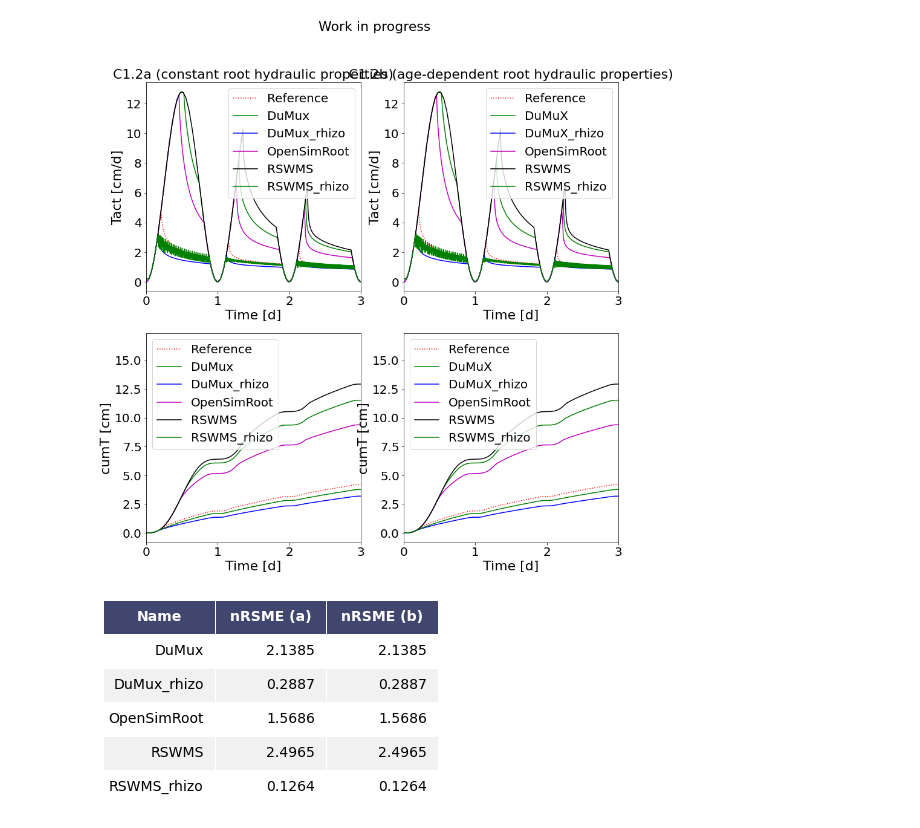
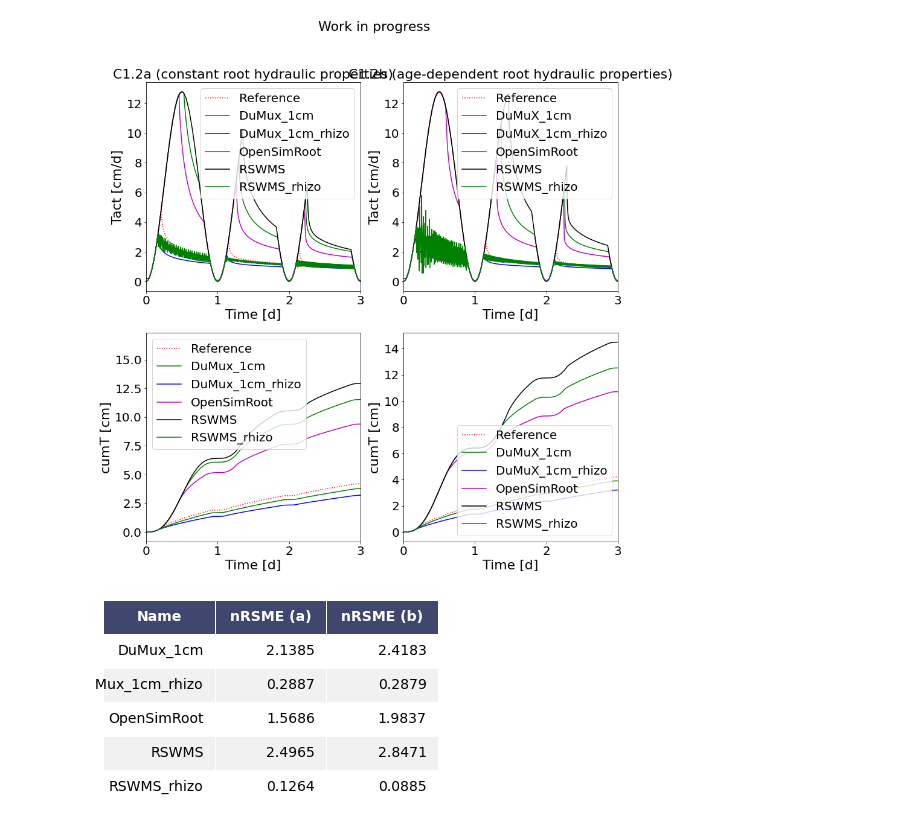
Before and after one commit to RSA-benchmarks/collaborative-comparison, a Jupyter notebook: C1 Coupled problem, static RSA/C1.2 Root system/C1.2 Automated comparison.ipynb, the cells around one changed output. Saved outputs shown, nothing was run; the diff lists cells and outputs as text; code cells hidden in the pictures.

```diff
--- a/C1 Coupled problem, static RSA/C1.2 Root system/C1.2 Automated comparison.ipynb
+++ b/C1 Coupled problem, static RSA/C1.2 Root system/C1.2 Automated comparison.ipynb
@@ -24,7 +24,7 @@ col = ["g-", "b-", "m-", "k-"]*2
 
 # C1.2a
 #reference solution
-data = np.loadtxt("C1.2a Numerical results/"+"Reference.csv",delimiter=';')
+data = np.loadtxt("C1.2a Numerical results/"+"reference.csv",delimiter=';')
 t_a=data[0,:]; y_a=data[1,:]; cumy_a = integrate.cumtrapz(data[1,:],data[0,:],initial=0)
 pl, = ax[0,0].plot(t_a,y_a,'r:')
 pl, = ax[1,0].plot(t_a,integrate.cumtrapz(y_a,t_a,initial=0),'r:')
@@ -33,7 +33,7 @@ for dirname, dirnames, filenames in os.walk('C1.2a Numerical results/.'):
     filenames.sort()
     for i,f in enumerate(filenames):
         try:
-            if Path(f).stem != "Reference":
+            if Path(f).stem != "reference":
                 l.append(Path(f).stem);
                 data = np.loadtxt("C1.2a Numerical results/"+f,delimiter=';')
                 pl, = ax[0,0].plot(data[0,:],data[1,:],col[i])
@@ -47,7 +47,6 @@ for dirname, dirnames, filenames in os.walk('C1.2a Numerical results/.'):
             print(ex)
 ax[0,0].set_xlabel("Time [d]")
 ax[0,0].set_ylabel("Tact [cm/d]")
-#l.append("Reference");
 ax[0,0].legend(l)
 ax[0,0].title.set_text("C1.2a (constant root hydraulic properties)")
 ax[0,0].set_xlim(0,3)
@@ -58,7 +57,7 @@ ax[1,0].set_xlim(0,3)
 
 # C1.2b
 #reference solution
-data = np.loadtxt("C1.2a Numerical results/"+"Reference.csv",delimiter=';')
+data = np.loadtxt("C1.2b Numerical results/"+"reference.csv",delimiter=';')
 t_a=data[0,:]; y_a=data[1,:]; cumy_a = integrate.cumtrapz(data[1,:],data[0,:],initial=0)
 pl, = ax[0,1].plot(t_a,y_a,'r:')
 pl, = ax[1,1].plot(t_a,integrate.cumtrapz(y_a,t_a,initial=0),'r:')
@@ -68,8 +67,8 @@ for dirname, dirnames, filenames in os.walk('C1.2b Numerical results/.'):
     for i,f in enumerate(filenames):
         try:
             l.append(Path(f).stem);
-            if Path(f).stem != "Reference":
-                data = np.loadtxt("C1.2a Numerical results/"+f,delimiter=';')
+            if Path(f).stem != "reference":
+                data = np.loadtxt("C1.2b Numerical results/"+f,delimiter=';')
                 pl, = ax[0,1].plot(data[0,:],data[1,:],col[i])
                 pl, = ax[1,1].plot(data[0,:],integrate.cumtrapz(data[1,:],data[0,:],initial=0),col[i])
                 interp = interp1d(data[0,:], integrate.cumtrapz(data[1,:],data[0,:],initial=0),  kind='linear', fill_value='extrapolate', bounds_error =False )
@@ -124,32 +123,32 @@ df.style.set_table_styles(
             ('font-family', 'verdana')]},
  {'selector': 'td',
   'props': [('font-family', 'verdana')]},
 ]
 ).hide_index()
 import six
 def render_mpl_table(data, col_width=3.0, row_height=0.625, font_size=14,
                      header_color='#40466e', row_colors=['#f1f1f2', 'w'], edge_color='w',
                      bbox=[0, 0, 1, 1], header_columns=0,
                      ax=None, **kwargs):
     if ax is None:
         size = (np.array(data.shape[::-1]) + np.array([0, 1])) * np.array([col_width, row_height])
         fig, ax = plt.subplots(figsize=size)
         ax.axis('off')
     mpl_table = ax.table(cellText=data.values, bbox=bbox, colLabels=data.columns, **kwargs)
     mpl_table.auto_set_font_size(False)
     mpl_table.set_fontsize(font_size)
 
     for k, cell in mpl_table._cells.items():
         cell.set_edgecolor(edge_color)
         if k[0] == 0 or k[1] < header_columns:
             cell.set_text_props(weight='bold', color='w')
             cell.set_facecolor(header_color)
         else:
             cell.set_facecolor(row_colors[k[0]%len(row_colors) ])
     return ax.get_figure(), ax
 
 fig,ax = render_mpl_table(df, header_columns=0, col_width=2.0)
 fig.savefig("table_c12.png")
 # %% [output]
-[figure, old version]
+[figure, new version]
-[figure, old version]
+[figure, new version]
```
Also changed, not shown: 11 other files.
